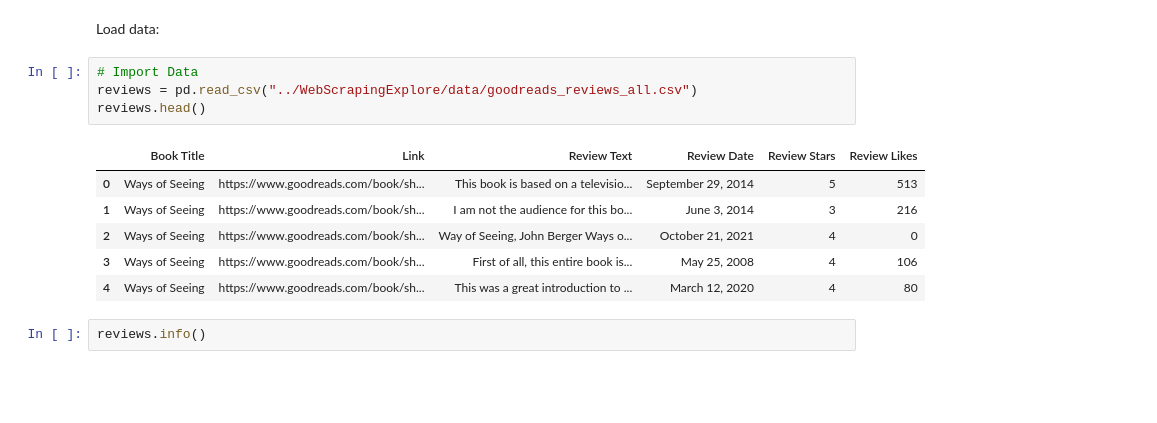
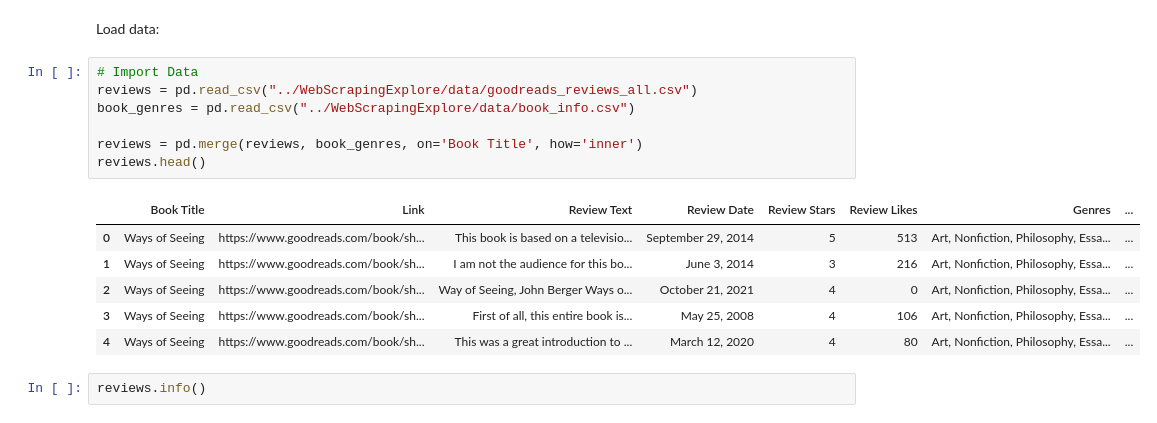
Before and after one commit to Voltzz9/GoodReviews, a Jupyter notebook: Summarization/Summarization.ipynb, the cells around one changed output. Cells and saved outputs as stored; diff of their text form; blank space fills up the shorter version.

```diff
--- a/Summarization/Summarization.ipynb
+++ b/Summarization/Summarization.ipynb
@@ -60,14 +57,17 @@ Load data:
 # %%
 # Import Data
 reviews = pd.read_csv("../WebScrapingExplore/data/goodreads_reviews_all.csv")
+book_genres = pd.read_csv("../WebScrapingExplore/data/book_info.csv")
+
+reviews = pd.merge(reviews, book_genres, on='Book Title', how='inner')
 reviews.head()
 # %% [output]
-|  | Book Title | Link | Review Text | Review Date | Review Stars | Review Likes |
-| 0 | Ways of Seeing | https://www.goodreads.com/book/sh... | This book is based on a televisio... | September 29, 2014 | 5 | 513 |
-| 1 | Ways of Seeing | https://www.goodreads.com/book/sh... | I am not the audience for this bo... | June 3, 2014 | 3 | 216 |
-| 2 | Ways of Seeing | https://www.goodreads.com/book/sh... | Way of Seeing, John Berger Ways o... | October 21, 2021 | 4 | 0 |
-| 3 | Ways of Seeing | https://www.goodreads.com/book/sh... | First of all, this entire book is... | May 25, 2008 | 4 | 106 |
-| 4 | Ways of Seeing | https://www.goodreads.com/book/sh... | This was a great introduction to ... | March 12, 2020 | 4 | 80 |
+|  | Book Title | Link | Review Text | Review Date | Review Stars | Review Likes | Genres | ... |
+| 0 | Ways of Seeing | https://www.goodreads.com/book/sh... | This book is based on a televisio... | September 29, 2014 | 5 | 513 | Art, Nonfiction, Philosophy, Essa... | ... |
+| 1 | Ways of Seeing | https://www.goodreads.com/book/sh... | I am not the audience for this bo... | June 3, 2014 | 3 | 216 | Art, Nonfiction, Philosophy, Essa... | ... |
+| 2 | Ways of Seeing | https://www.goodreads.com/book/sh... | Way of Seeing, John Berger Ways o... | October 21, 2021 | 4 | 0 | Art, Nonfiction, Philosophy, Essa... | ... |
+| 3 | Ways of Seeing | https://www.goodreads.com/book/sh... | First of all, this entire book is... | May 25, 2008 | 4 | 106 | Art, Nonfiction, Philosophy, Essa... | ... |
+| 4 | Ways of Seeing | https://www.goodreads.com/book/sh... | This was a great introduction to ... | March 12, 2020 | 4 | 80 | Art, Nonfiction, Philosophy, Essa... | ... |
 # %%
 reviews.info()
 # %% [output]
```
Also changed, not shown: parts of 12 cells of this notebook.
